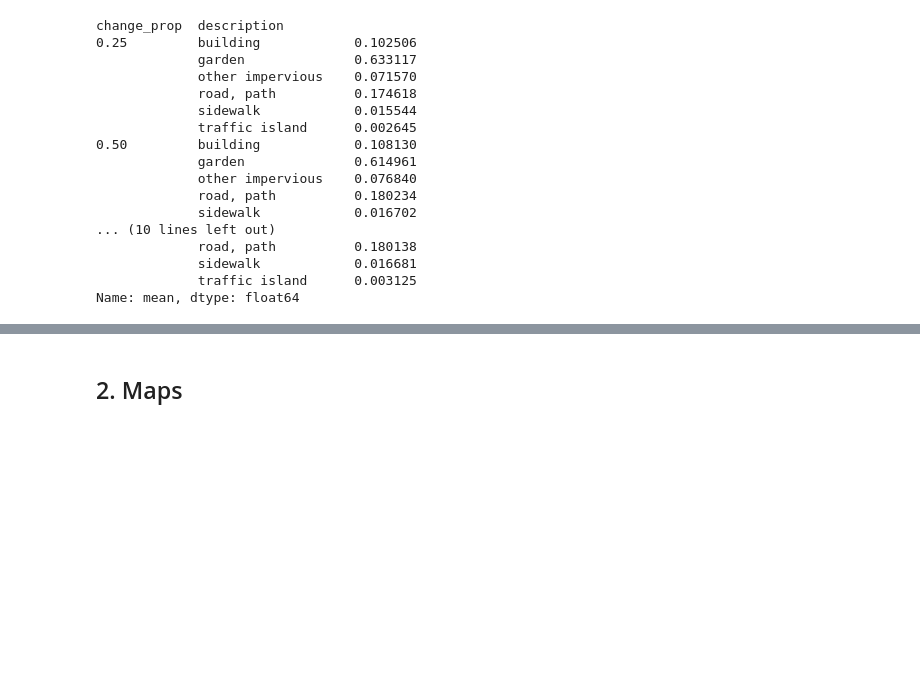
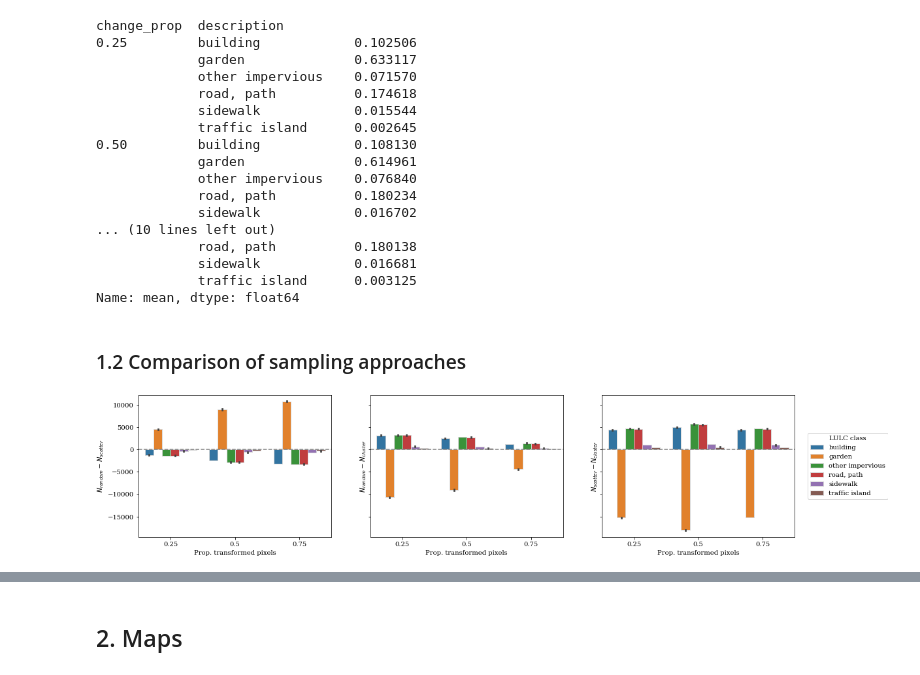
Before and after one commit to martibosch/lausanne-greening-scenarios, a Jupyter notebook: notebooks/scenarios.ipynb, the cells around one changed output, grey strips where cells are left out. Saved outputs shown, nothing was run; the diff lists cells and outputs as text; code cells hidden in the pictures; blank space fills up the shorter version.

```diff
--- a/notebooks/scenarios.ipynb
+++ b/notebooks/scenarios.ipynb
@@ -128,3 +130,33 @@ change_prop  description
              sidewalk            0.016681
              traffic island      0.003125
 Name: mean, dtype: float64
+# %% [markdown]
+### 1.2 Comparison of sampling approaches
+# %%
+groupby = ['change_prop', 'description']
+comparison_df = utils.get_comparison_df(lulc_df, 'num_pixels', sortby=groupby)
+
+fig = utils.plot_approach_comparison(comparison_df, 'change_prop',
+                                     'description')
+# change x labels
+for ax in fig.axes:
+    ax.set_xlabel('Prop. transformed pixels')
+
+# legend for only the last axis and outside it
+for ax in fig.axes[:-1]:
+    ax.get_legend().remove()
+ax = fig.axes[-1]
+h, l = ax.get_legend_handles_labels()
+ax.get_legend().remove()
+ax.legend(h,
+          l,
+          title='LULC class',
+          loc='center right',
+          bbox_to_anchor=(1.5, .5))
+# legend = fig.axes[-1].get_legend()
+# legend.set_bbox_to_anchor((1.5, .5))
+# legend._set_loc('center right')
+
+fig.savefig('../reports/figures/scenario-lulc-barplot-comparison.pdf')
+# %% [output]
+[figure, added]
```
Also changed, not shown: parts of 19 cells of this notebook, 17 other files.
